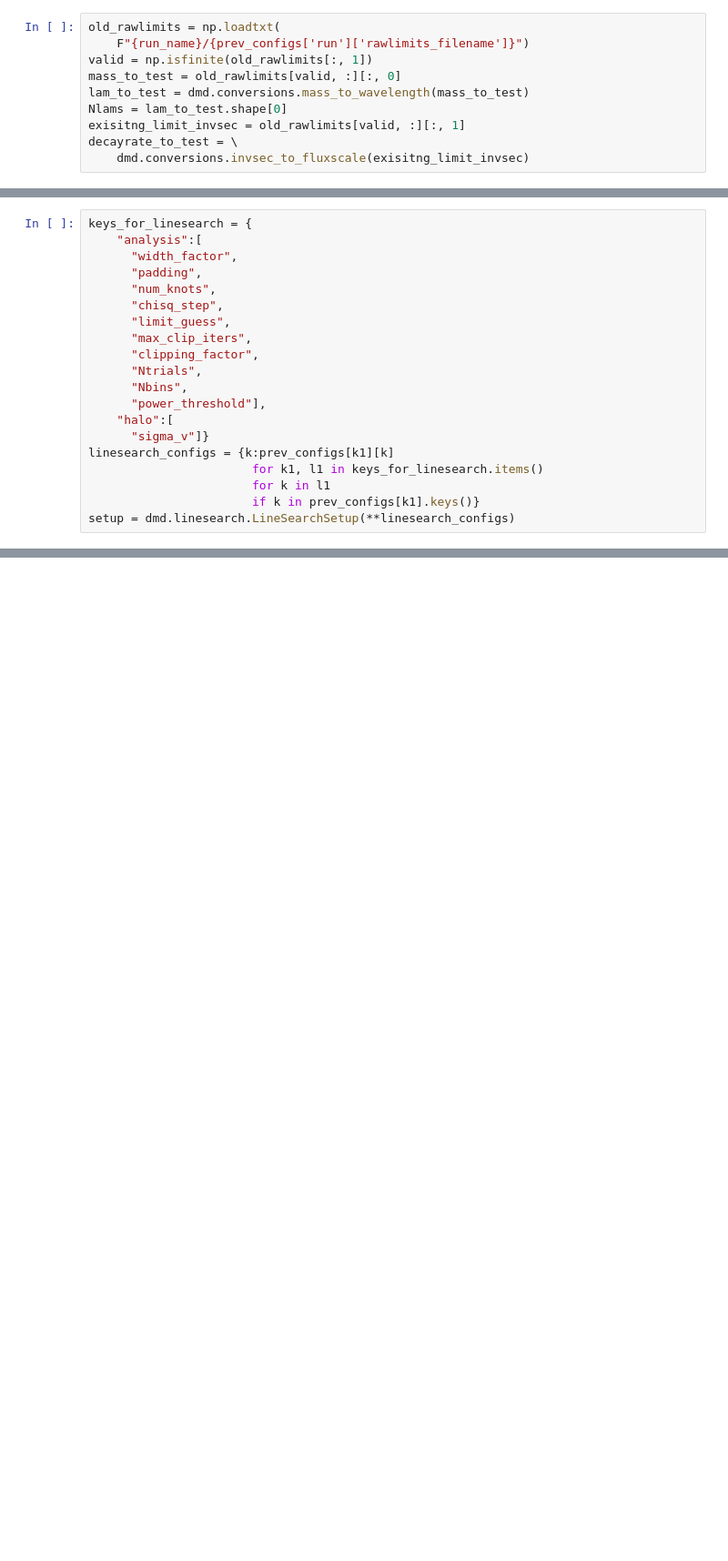
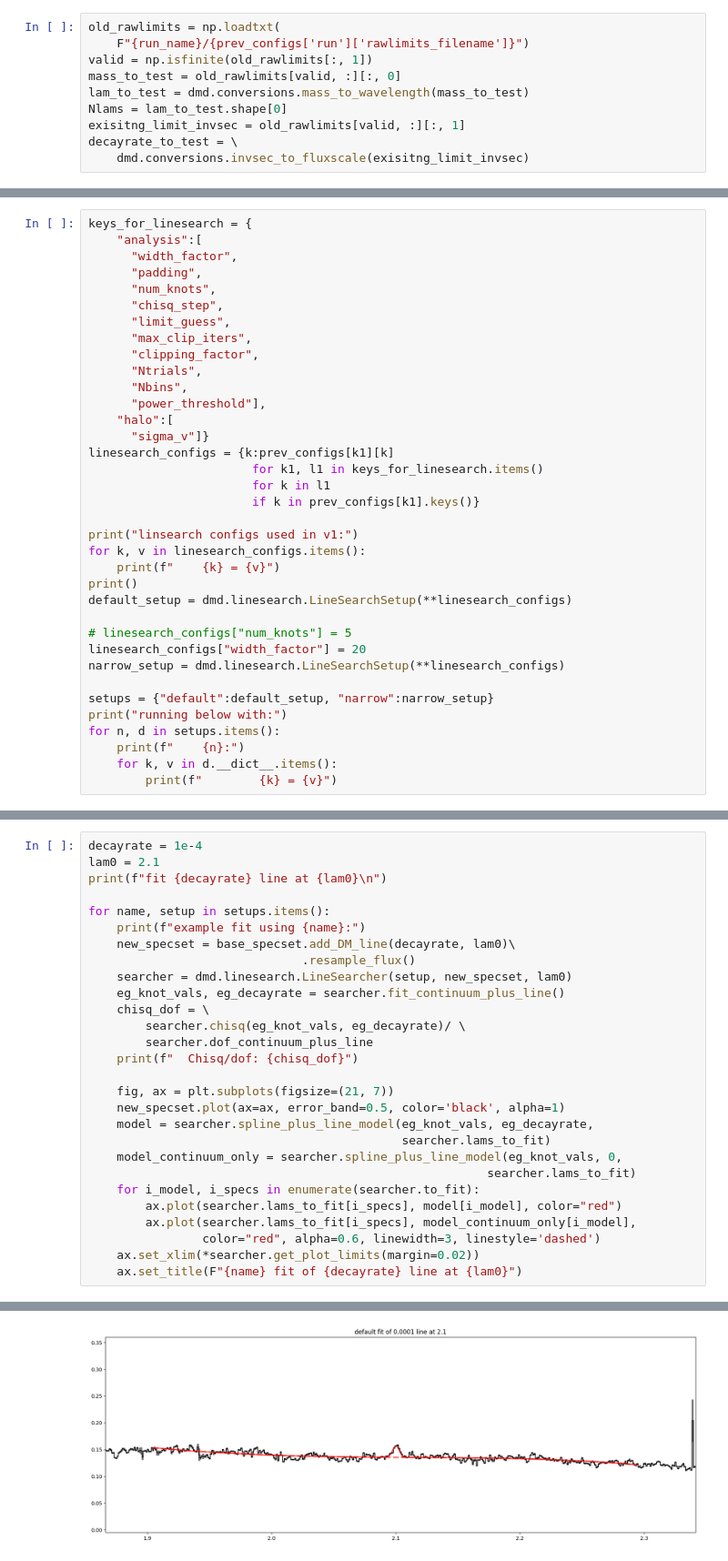
Before and after one commit to rjanish/JWST-DMdecay, a Jupyter notebook: mc.ipynb, the cells around one changed output, grey strips where cells are left out. Shown: that part at 91% size. Saved outputs shown, nothing was run; the diff lists cells and outputs as text; blank space fills up the shorter version.

Commit message:
running injection trials

```diff
--- a/mc.ipynb
+++ b/mc.ipynb
@@ -109,5 +115,21 @@ linesearch_configs = {k:prev_configs[k1][k]
                        for k1, l1 in keys_for_linesearch.items()
                        for k in l1
                        if k in prev_configs[k1].keys()}
-setup = dmd.linesearch.LineSearchSetup(**linesearch_configs)
+
+print("linsearch configs used in v1:")
+for k, v in linesearch_configs.items():
+    print(f"    {k} = {v}")
+print()
+default_setup = dmd.linesearch.LineSearchSetup(**linesearch_configs)
+
+# linesearch_configs["num_knots"] = 5
+linesearch_configs["width_factor"] = 20
+narrow_setup = dmd.linesearch.LineSearchSetup(**linesearch_configs)
+
+setups = {"default":default_setup, "narrow":narrow_setup}
+print("running below with:")
+for n, d in setups.items():
+    print(f"    {n}:")
+    for k, v in d.__dict__.items():
+        print(f"        {k} = {v}")
 # %% [output]
@@ -122,0 +153,29 @@ SpecSet(N_specs=2, flux=[array([0.17109615, 0.17021769, 0.1652778 , ..., 0.03590
+# %%
+decayrate = 1e-4
+lam0 = 2.1
+print(f"fit {decayrate} line at {lam0}\n")
+
+for name, setup in setups.items():
+    print(f"example fit using {name}:")
+    new_specset = base_specset.add_DM_line(decayrate, lam0)\
+                              .resample_flux()
+    searcher = dmd.linesearch.LineSearcher(setup, new_specset, lam0)
+    eg_knot_vals, eg_decayrate = searcher.fit_continuum_plus_line()
+    chisq_dof = \
+        searcher.chisq(eg_knot_vals, eg_decayrate)/ \
+        searcher.dof_continuum_plus_line
+    print(f"  Chisq/dof: {chisq_dof}")
+
+    fig, ax = plt.subplots(figsize=(21, 7))
+    new_specset.plot(ax=ax, error_band=0.5, color='black', alpha=1)
+    model = searcher.spline_plus_line_model(eg_knot_vals, eg_decayrate,
+                                            searcher.lams_to_fit)
+    model_continuum_only = searcher.spline_plus_line_model(eg_knot_vals, 0,
+                                                        searcher.lams_to_fit)
+    for i_model, i_specs in enumerate(searcher.to_fit):
+        ax.plot(searcher.lams_to_fit[i_specs], model[i_model], color="red")
+        ax.plot(searcher.lams_to_fit[i_specs], model_continuum_only[i_model],
+                color="red", alpha=0.6, linewidth=3, linestyle='dashed')
+    ax.set_xlim(*searcher.get_plot_limits(margin=0.02))
+    ax.set_title(F"{name} fit of {decayrate} line at {lam0}")
+# %% [output]
@@ -122,0 +188 @@ SpecSet(N_specs=2, flux=[array([0.17109615, 0.17021769, 0.1652778 , ..., 0.03590
+[figure, added]
```
Also changed, not shown: parts of 8 cells of this notebook, 2 other files.
